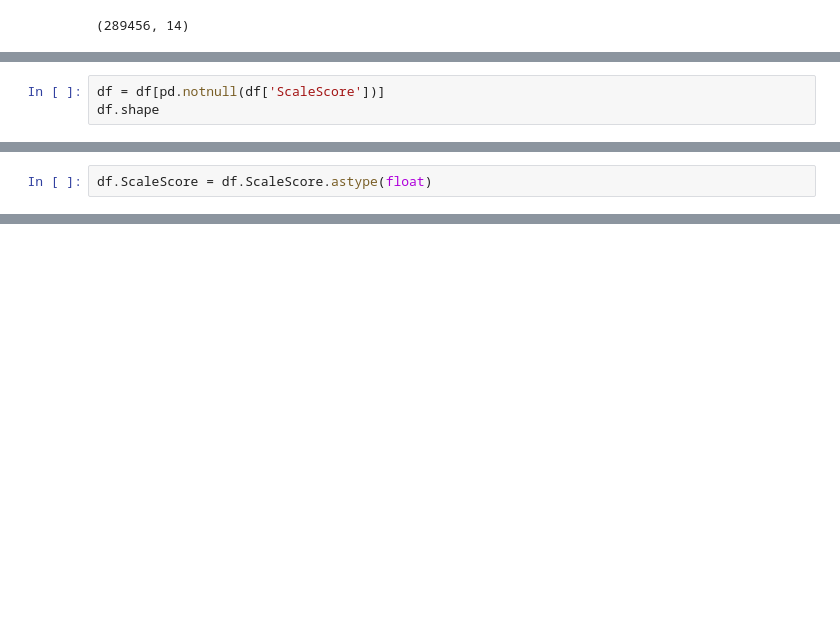
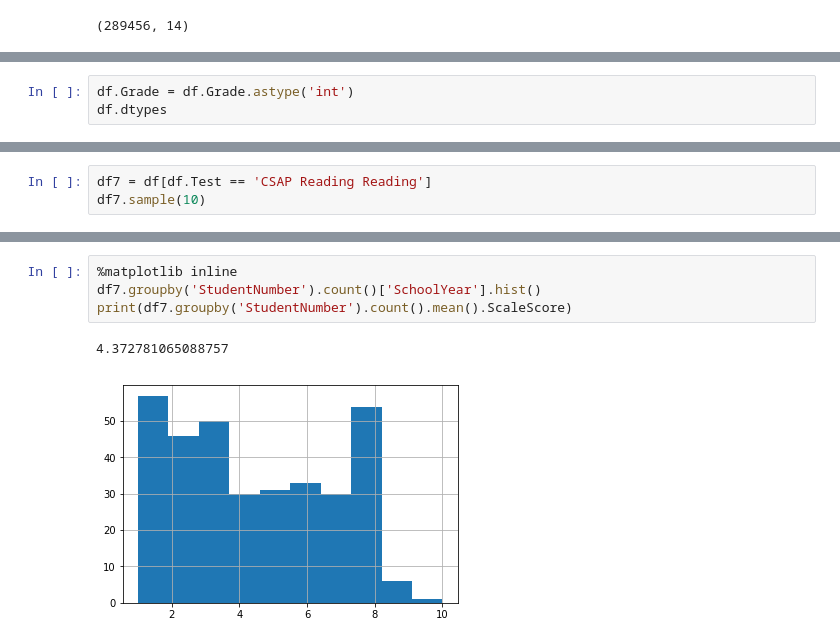
Before and after one commit to jeff326/Education-Outcomes-for-DHH-children-in-DPS, a Jupyter notebook: Coady_Capstone_DataExp.ipynb, the cells around one changed output, grey strips where cells are left out. Cells and saved outputs as stored; diff of their text form; blank space fills up the shorter version.

```diff
--- a/Coady_Capstone_DataExp.ipynb
+++ b/Coady_Capstone_DataExp.ipynb
@@ -30,0 +171,3 @@ df.head()
+# %%
+df.Grade = df.Grade.astype('int')
+df.dtypes
@@ -105,3 +196,0 @@ See the caveats in the documentation: http://pandas.pydata.org/pandas-docs/stabl
-# %%
-df = df[pd.notnull(df['ScaleScore'])]
-df.shape
@@ -137,2 +196,0 @@ Namespaces are one honking great idea -- let's do more of those!
-# %%
-df.ScaleScore = df.ScaleScore.astype(float)
@@ -166,0 +324,3 @@ df3.shape
+# %%
+df7 = df[df.Test == 'CSAP Reading Reading']
+df7.sample(10)
@@ -166,0 +339,7 @@ df3.shape
+# %%
+%matplotlib inline
+df7.groupby('StudentNumber').count()['SchoolYear'].hist()
+print(df7.groupby('StudentNumber').count().mean().ScaleScore)
+# %% [output]
+4.372781065088757
+[figure, added]
```
Also changed, not shown: parts of 97 cells of this notebook, 4 other files.
